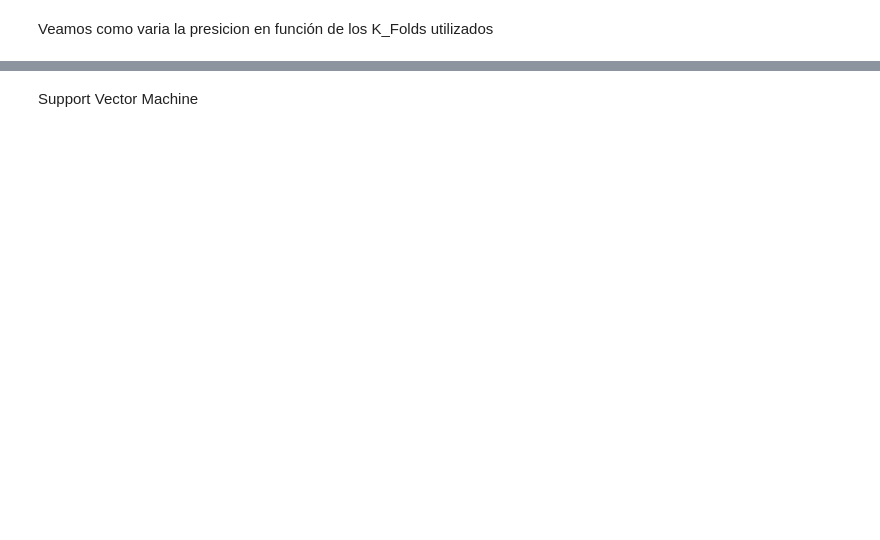
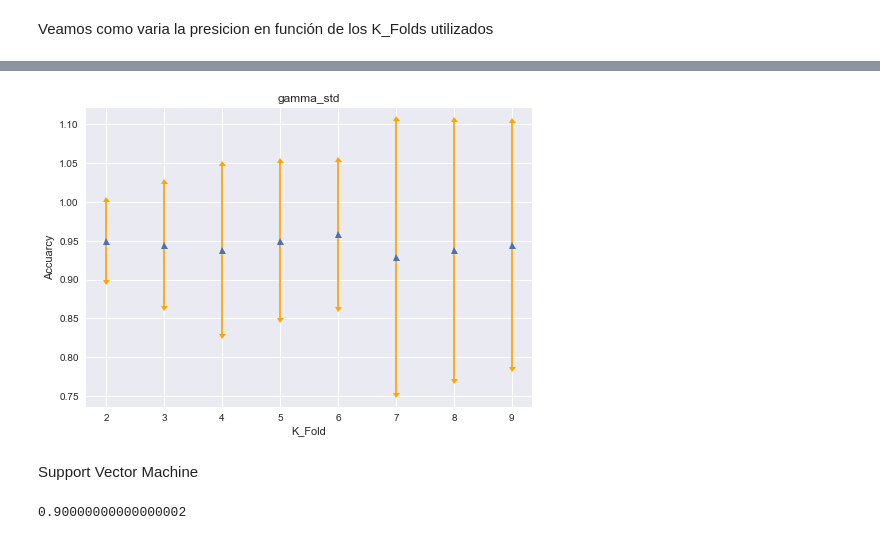
Before and after one commit to MascittiJA/CienciaDatos, a Jupyter notebook: TP3/tp3.ipynb, the cells around one changed output, grey strips where cells are left out. Saved outputs shown, nothing was run; the diff lists cells and outputs as text; code cells hidden in the pictures; blank space fills up the shorter version.

```diff
--- a/TP3/tp3.ipynb
+++ b/TP3/tp3.ipynb
@@ -200,8 +192,9 @@ Accuarcy_dict = new_dict()
 
 for i in range(2,10):
     calculate_Accuarcy(i,True,Accuarcy_dict)
+    calculate_Accuarcy_All(i,True,Accuarcy_dict)
 
-for feature in (column_names_mean + column_names_std + ['All_Features']):
+for feature in (column_names_mean + column_names_std):
     plot_mean_and_std(feature,Accuarcy_dict[feature + '_Accuracy_mean'],Accuarcy_dict[feature + '_Accuracy_std'])
 # %% [output]
 [figure]
@@ -218,18 +210,23 @@ for feature in (column_names_mean + column_names_std + ['All_Features']):
+# %%
+plot_mean_and_std(feature,Accuarcy_dict['All_Features_Accuracy_mean'],Accuarcy_dict['All_Features_Accuracy_std'])
+# %% [output]
+[figure, added]
 # %% [markdown]
 Support Vector Machine
 # %%
-from sklearn.pipeline import Pipeline
-# generate some data to play with
-X, y = samples_generator.make_classification(
-    n_informative=5, n_redundant=0, random_state=42)
+
+
+X = tabla.iloc[:,:-1]
+
+y = tabla.loc[:,'labels']
 # ANOVA SVM-C
-scale = preprocessing.scale()
-clf = svm.SVC()
+
+
+anova_filter = SelectKBest(f_regression, k=2)
+clf = svm.SVC(kernel='linear')
 anova_svm = Pipeline([('anova', anova_filter), ('svc', clf)])
-# You can set the parameters using the names issued
-# For instance, fit using a k of 10 in the SelectKBest
-# and a parameter 'C' of the svm
-anova_svm.set_params(anova__k=10, svc__C=.1).fit(X, y)
+
+anova_svm.fit(X, y)
 
 
 
@@ -238,10 +235,9 @@ prediction = anova_svm.predict(X)
 anova_svm.score(X, y)
 
 # getting the selected features chosen by anova_filter
-anova_svm.named_steps['anova'].get_support()
-
-
-
+#anova_svm.named_steps['anova'].get_support()
 
 # Another way to get selected features chosen by anova_filter
-anova_svm.named_steps.anova.get_support()
+#anova_svm.named_steps.anova.get_support()
+# %% [output]
+0.90000000000000002
```
Also changed, not shown: parts of 5 cells of this notebook.
